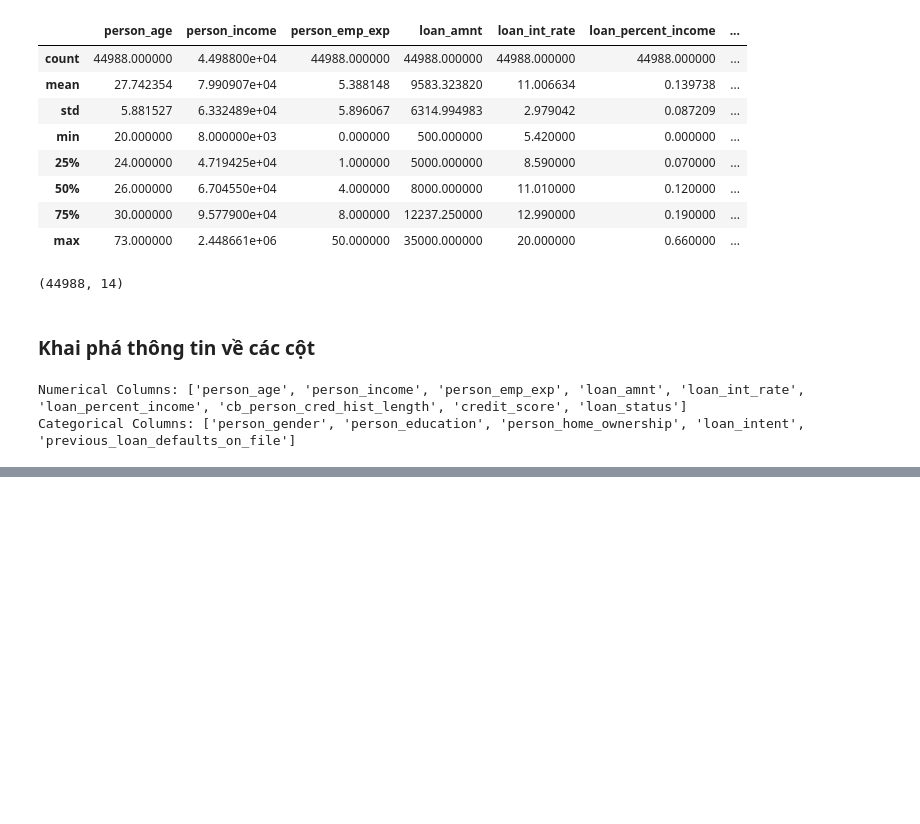
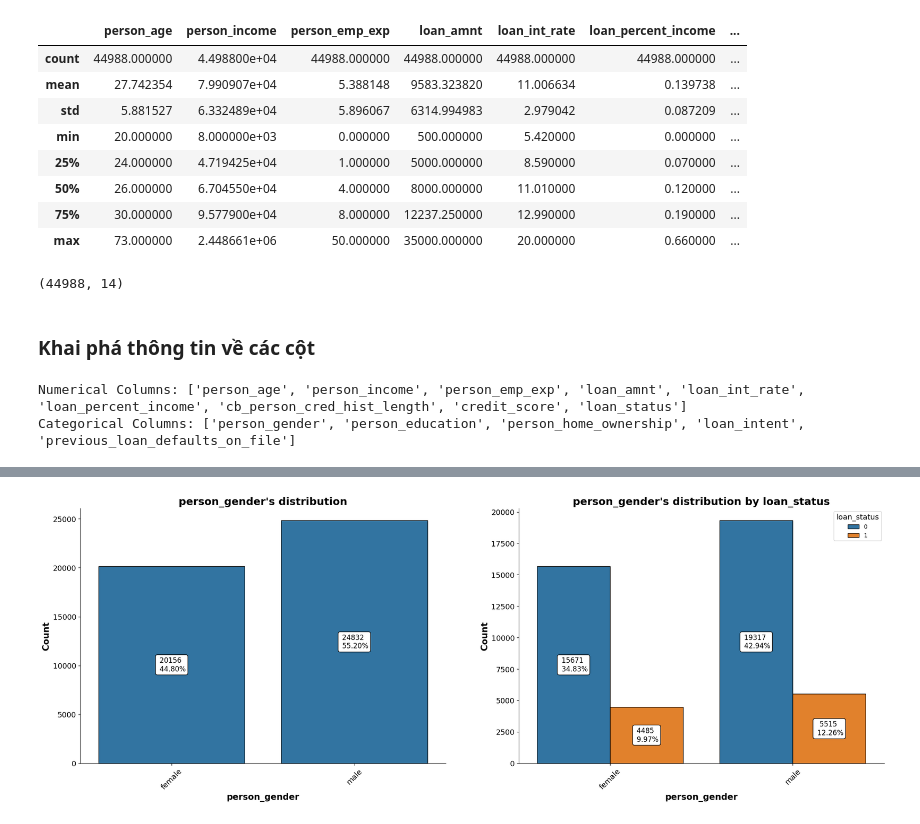
Before and after one commit to phatcao285/Loan_Prediction_ML, a Jupyter notebook: Prediction.ipynb, the cells around one changed output, grey strips where cells are left out. Drawn from its saved outputs; the diff is of its cells as text; code cells hidden in the pictures; blank space fills up the shorter version.

```diff
--- a/Prediction.ipynb
+++ b/Prediction.ipynb
@@ -176,0 +255,24 @@ Categorical Columns: ['person_gender', 'person_education', 'person_home_ownershi
+# %%
+def cat_plot(data, var, hue, msg_show=True):
+    total_cnt = data[var].count()
+    f, ax = plt.subplots(1, 2, figsize=(25, 8))
+    hues = [None, hue]
+    titles = [f"{var}'s distribution", f"{var}'s distribution by {hue}"]
+
+    for i in range(2):
+        sns.countplot(x=data[var], edgecolor='black', hue=hues[i], linewidth=1, ax=ax[i], data=data)
+        ax[i].set_xlabel(var, weight='bold', size=15)
+        ax[i].set_ylabel('Count', weight='bold', size=15)
+        ax[i].spines[['top', 'right']].set_visible(False)
+        ax[i].set_title(titles[i], size=18, weight='bold')
+        ax[i].set_xticklabels(ax[i].get_xticklabels(), size=13, rotation=45)
+        ax[i].set_yticklabels(ax[i].get_yticklabels(), size=13)
+        for cont in ax[i].containers:
+            if msg_show:
+                ax[i].bar_label(cont,  fmt=lambda x: f'{x:.0f} \n {x / total_cnt * 100:2.2f}%',
+                                size=12, bbox={'facecolor': 'white', 'boxstyle': 'round'}, label_type='center')
+        ax[1].legend([0, 1], title=hue, loc='best', title_fontsize=13)
+# %%
+cat_plot(data=df, var='person_gender', hue='loan_status')
+# %% [output]
+[figure, added]
```
Also changed, not shown: parts of 53 cells of this notebook, 1 other file.
